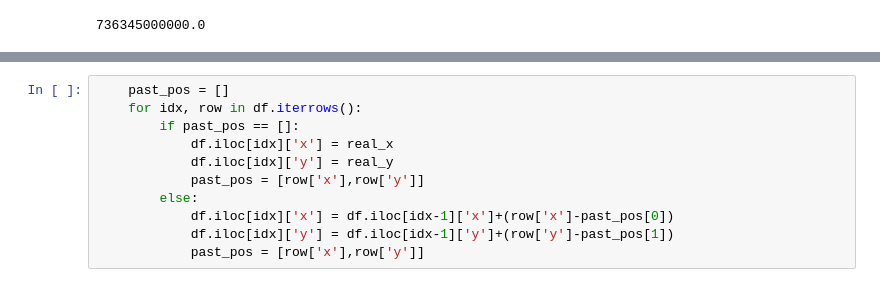
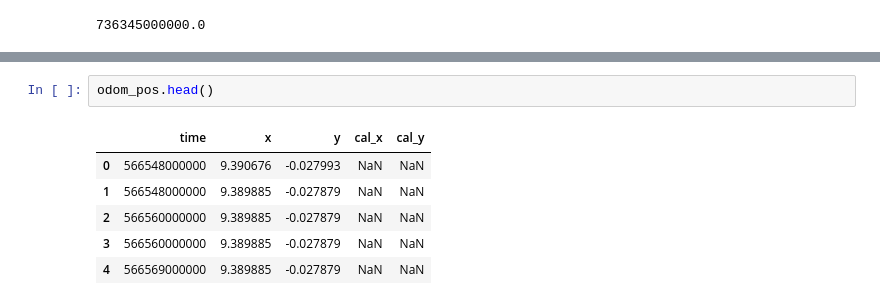
Before and after one commit to sopper08/mbot, a Jupyter notebook: src/mbot_pos_recorder/src/visual_location_analysis.ipynb, the cells around one changed output, grey strips where cells are left out. Saved outputs shown, nothing was run; the diff lists cells and outputs as text.

```diff
--- a/src/mbot_pos_recorder/src/visual_location_analysis.ipynb
+++ b/src/mbot_pos_recorder/src/visual_location_analysis.ipynb
@@ -95,11 +82,9 @@ IndexError: list index out of range
-# %%
-    past_pos = []
-    for idx, row in df.iterrows():
-        if past_pos == []:
-            df.iloc[idx]['x'] = real_x
-            df.iloc[idx]['y'] = real_y
-            past_pos = [row['x'],row['y']]
-        else:
-            df.iloc[idx]['x'] = df.iloc[idx-1]['x']+(row['x']-past_pos[0])
-            df.iloc[idx]['y'] = df.iloc[idx-1]['y']+(row['y']-past_pos[1])
-            past_pos = [row['x'],row['y']]
+# %%
+odom_pos.head()
+# %% [output]
+|  | time | x | y | cal_x | cal_y |
+| 0 | 566548000000 | 9.390676 | -0.027993 | NaN | NaN |
+| 1 | 566548000000 | 9.389885 | -0.027879 | NaN | NaN |
+| 2 | 566560000000 | 9.389885 | -0.027879 | NaN | NaN |
+| 3 | 566560000000 | 9.389885 | -0.027879 | NaN | NaN |
+| 4 | 566569000000 | 9.389885 | -0.027879 | NaN | NaN |
```
Also changed, not shown: parts of 8 cells of this notebook.
